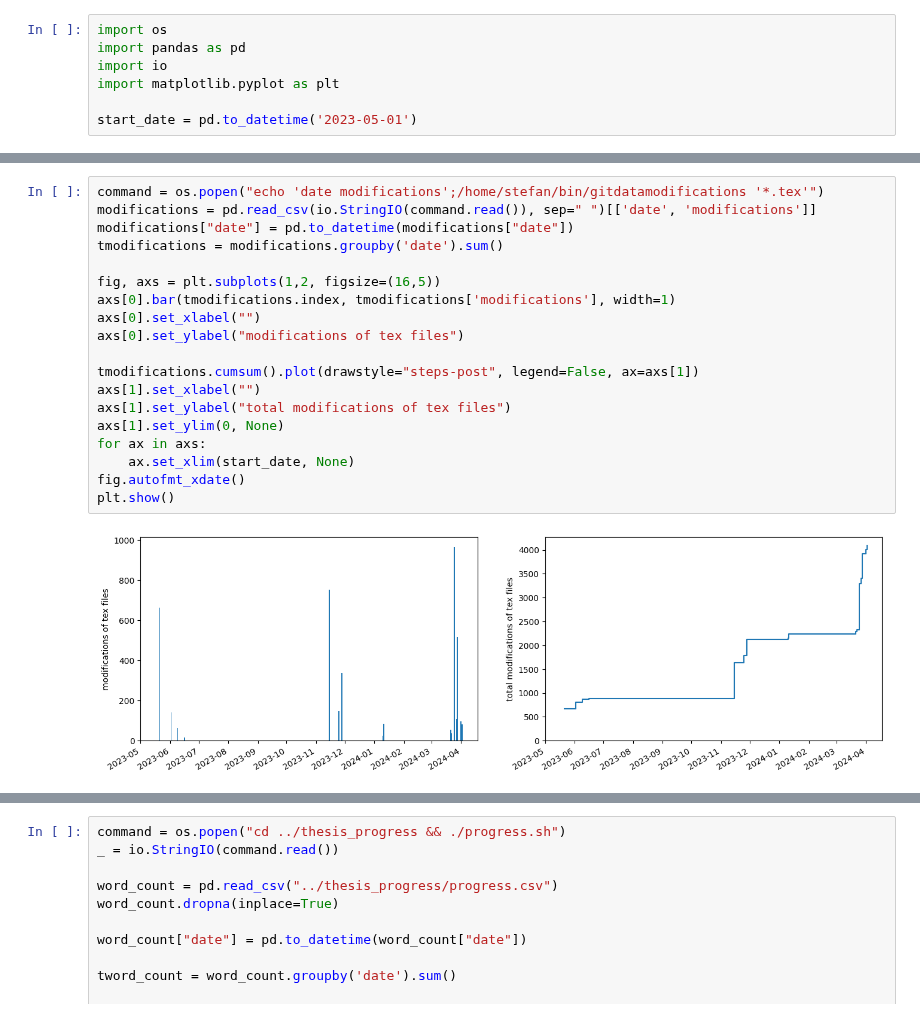
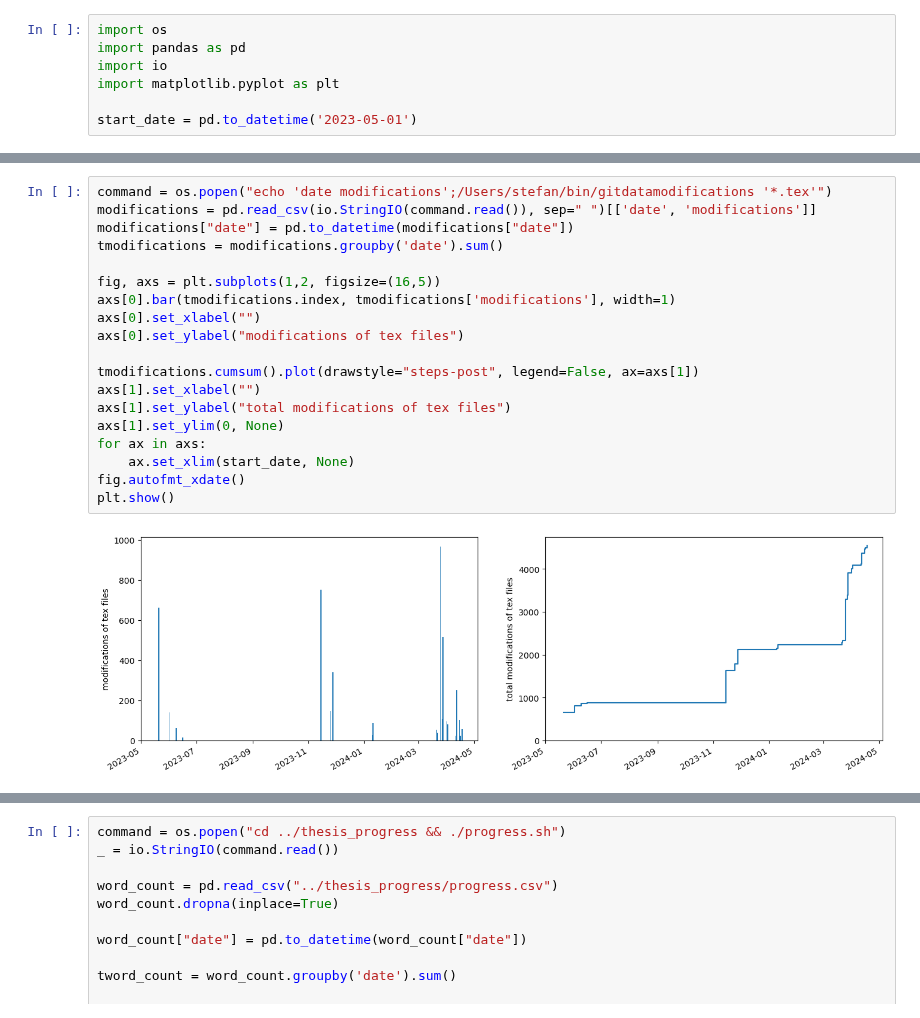
Before and after one commit to stefanheyder/dissertation, a Jupyter notebook: progress.ipynb, the cells around one changed output, grey strips where cells are left out. Saved outputs shown, nothing was run; the diff lists cells and outputs as text.

```diff
--- a/progress.ipynb
+++ b/progress.ipynb
@@ -33,22 +33,22 @@ plt.show()
 # %%
-command = os.popen("echo 'date modifications';/home/stefan/bin/gitdatamodifications '*.tex'")
+command = os.popen("echo 'date modifications';/Users/stefan/bin/gitdatamodifications '*.tex'")
 modifications = pd.read_csv(io.StringIO(command.read()), sep=" ")[['date', 'modifications']]
 modifications["date"] = pd.to_datetime(modifications["date"])
 tmodifications = modifications.groupby('date').sum()
 
 fig, axs = plt.subplots(1,2, figsize=(16,5))
 axs[0].bar(tmodifications.index, tmodifications['modifications'], width=1)
 axs[0].set_xlabel("")
 axs[0].set_ylabel("modifications of tex files")
 
 tmodifications.cumsum().plot(drawstyle="steps-post", legend=False, ax=axs[1])
 axs[1].set_xlabel("")
 axs[1].set_ylabel("total modifications of tex files")
 axs[1].set_ylim(0, None)
 for ax in axs:
     ax.set_xlim(start_date, None)
 fig.autofmt_xdate()
 plt.show()
 # %% [output]
-[figure, old version]
+[figure, new version]
 # %%
```
Also changed, not shown: parts of 2 cells of this notebook, 3 other files.
